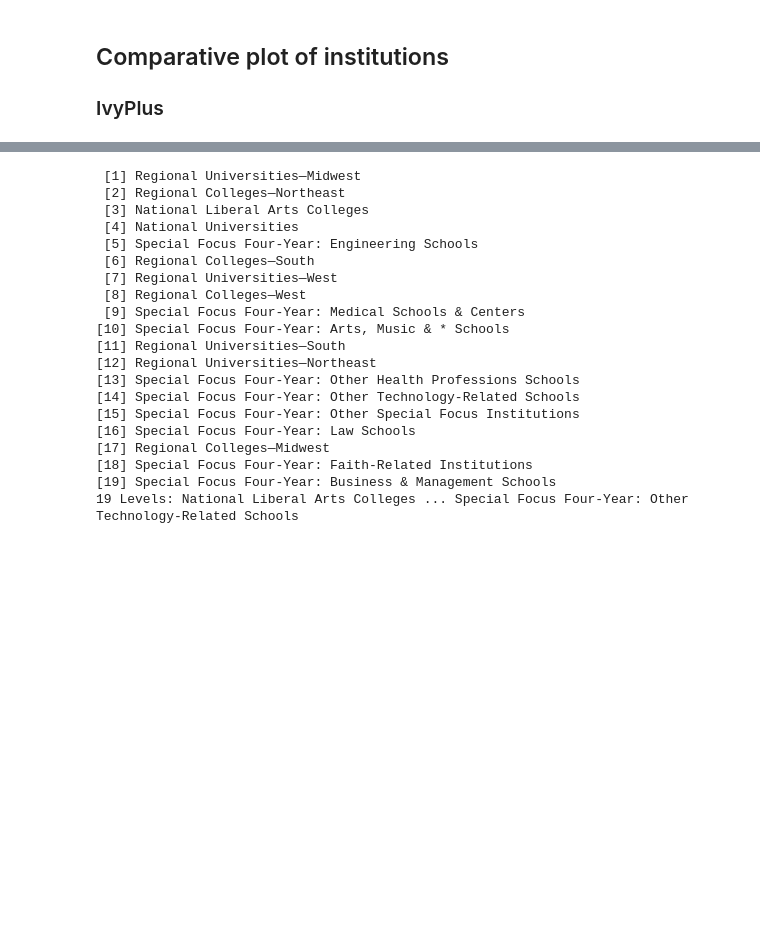
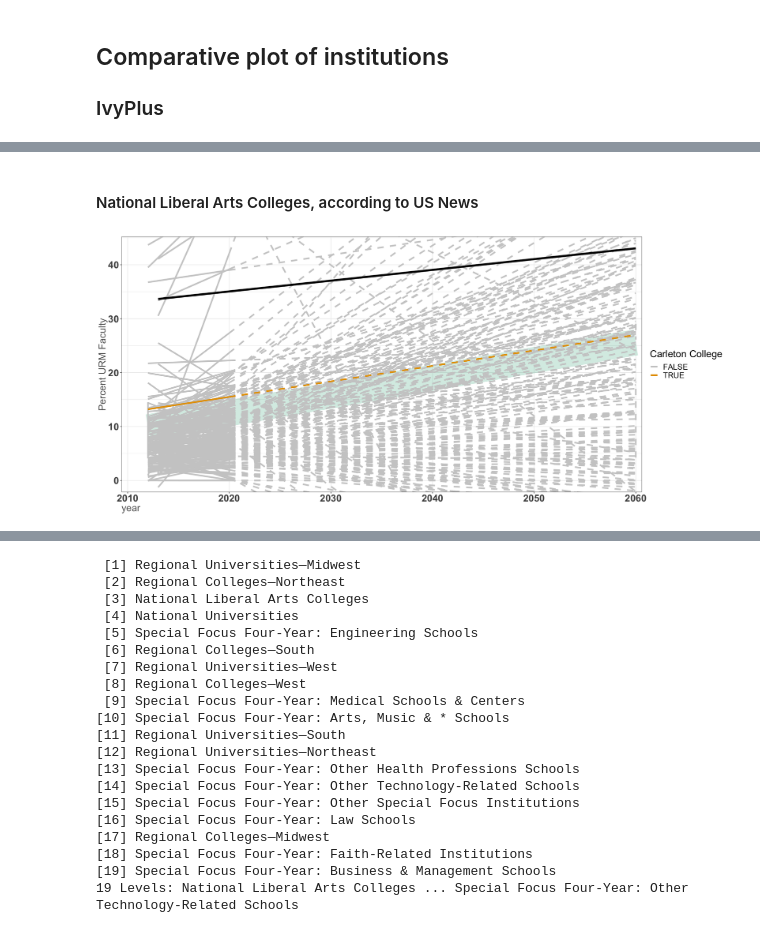
Before and after one commit to natematias/US-Faculty-Diversity-Projections, a Jupyter notebook: data/Paper Analysis and Data.R.ipynb, the cells around one changed output, grey strips where cells are left out. Saved outputs shown, nothing was run; the diff lists cells and outputs as text; code cells hidden in the pictures; blank space fills up the shorter version.

```diff
--- a/data/Paper Analysis and Data.R.ipynb
+++ b/data/Paper Analysis and Data.R.ipynb
@@ -402 +393,14 @@ ERROR: Error in data.frame(name = institution.df$subgroup_value, year = c(instit
+# %% [markdown]
+#### National Liberal Arts Colleges, according to US News
+# %%
+#options(repr.matrix.max.rows=20)
+
+dv.var = "tenured_un_tenured_black_latino_american_indian_alaska_native_hawaiian_pacific_multiracial_pct"
+institution.group.chart(subset(institution.models.df, usnews_category=="National Liberal Arts Colleges" & dv==dv.var),
+                        usnews.models.df,
+                        "National Liberal Arts Colleges",
+                        "National Liberal Arts Colleges",
+                        "Carleton College")
+# %% [output]
+[figure, added]
 # %%
```
Also changed, not shown: parts of 10 cells of this notebook.
